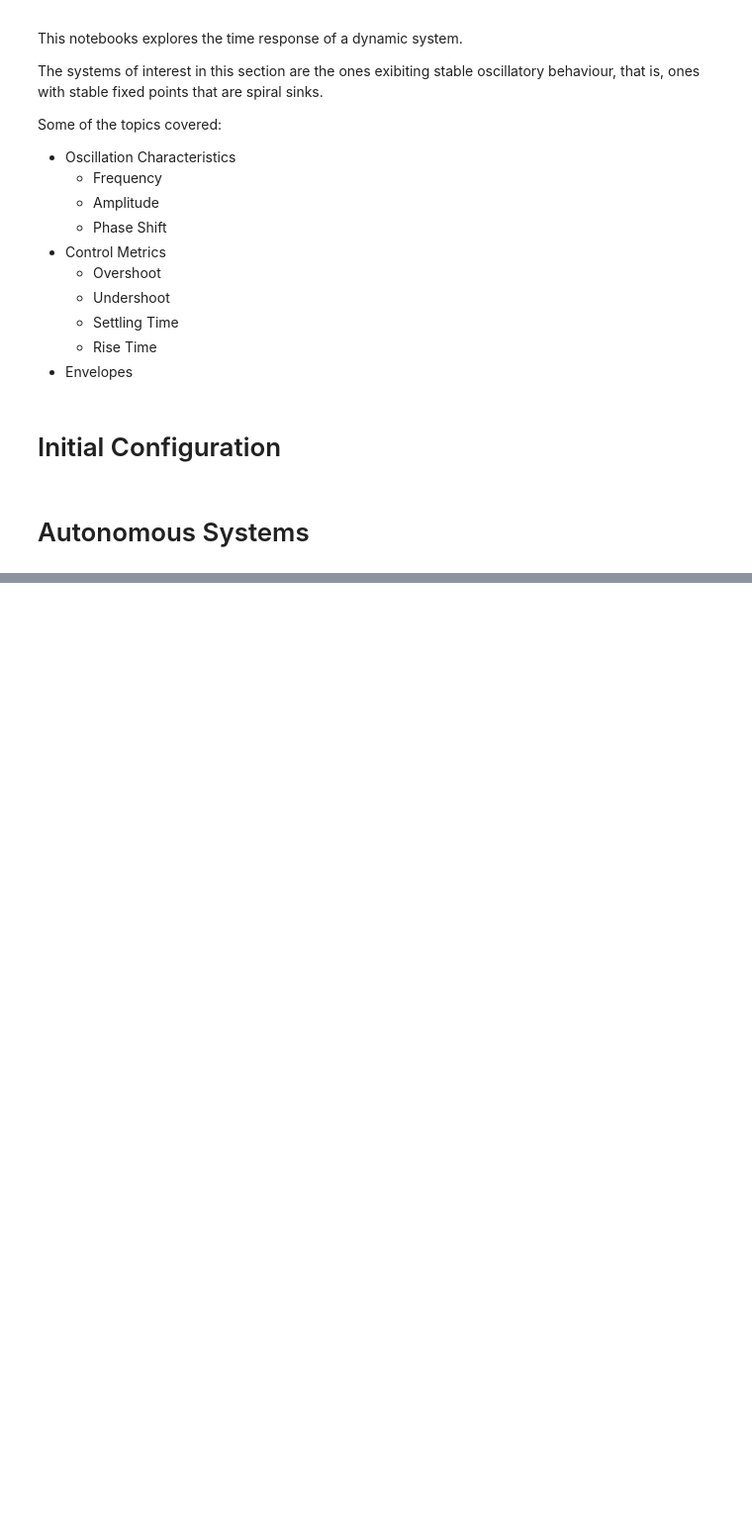
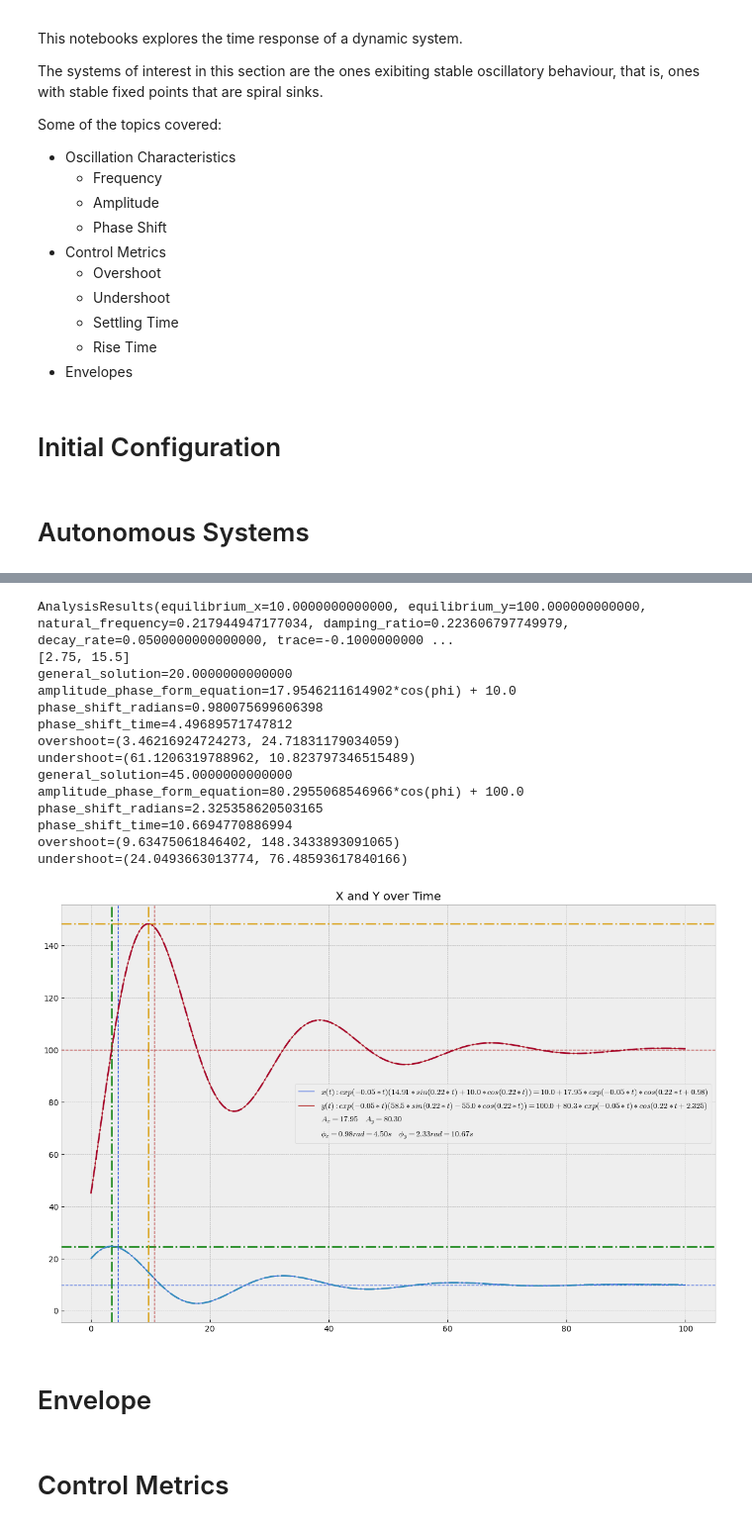
Before and after one commit to ELC/odes-in-python, a Jupyter notebook: ODEs_basics_time_response.ipynb, the cells around one changed output, grey strips where cells are left out. Shown at 99% size. Cells and saved outputs as stored; diff of their text form; code cells hidden in the pictures; blank space fills up the shorter version.

```diff
--- a/ODEs_basics_time_response.ipynb
+++ b/ODEs_basics_time_response.ipynb
@@ -53,6 +53,9 @@ style = {'description_width': '150px'}
 slider_layout = Layout(width='99%')
 # %%
 plt.style.use('bmh')
+# %%
+def round_expr(expr, num_digits=2):
+    return expr.xreplace({n : round(n, num_digits) for n in expr.atoms(sy.Number)})
 # %%
 import sympy as sy
 from collections import namedtuple
@@ -311,0 +425,56 @@ main(
+# %%
+def system(A, B, C, D, offset=(0, 0)):
+    def function(S, time):
+        x, y = S
+        x_offset, y_offset = offset
+        x_off = (x - x_offset)
+        y_off = (y - y_offset)
+        return [
+            A * x_off + B * y_off,
+            C * x_off + D * y_off
+        ]
+    return function
+
+def main(A, B, C, D, x_0, y_0, days):
+    function = system(A, B, C, D, (10, 100))
+
+    initial_conditions = [x_0, y_0]
+
+    anaysis_result = analyse(function)
+    print(anaysis_result)
+
+    time = np.linspace(0, days, days*10)
+    initial_deltas = function(initial_conditions, 0)
+    solution = odeint(function, initial_conditions, time).T
+
+    plot_wave_characteristics(time, solution, anaysis_result, function, initial_conditions, initial_deltas)
+# %%
+main(
+    A=0,
+    B=-0.05,
+    C=1.00,
+    D=-0.10,
+    x_0=20,
+    y_0=45,
+    days=100,
+);
+# %% [output]
+AnalysisResults(equilibrium_x=10.0000000000000, equilibrium_y=100.000000000000, natural_frequency=0.217944947177034, damping_ratio=0.223606797749979, decay_rate=0.0500000000000000, trace=-0.1000000000 ...
+[2.75, 15.5]
+general_solution=20.0000000000000
+amplitude_phase_form_equation=17.9546211614902*cos(phi) + 10.0
+phase_shift_radians=0.980075699606398
+phase_shift_time=4.49689571747812
+overshoot=(3.46216924724273, 24.71831179034059)
+undershoot=(61.1206319788962, 10.823797346515489)
+general_solution=45.0000000000000
+amplitude_phase_form_equation=80.2955068546966*cos(phi) + 100.0
+phase_shift_radians=2.325358620503165
+phase_shift_time=10.6694770886994
+overshoot=(9.63475061846402, 148.3433893091065)
+undershoot=(24.0493663013774, 76.48593617840166)
+[figure, added]
+# %% [markdown]
+# Envelope
+# %% [markdown]
+# Control Metrics
```
Also changed, not shown: parts of 10 cells of this notebook.
